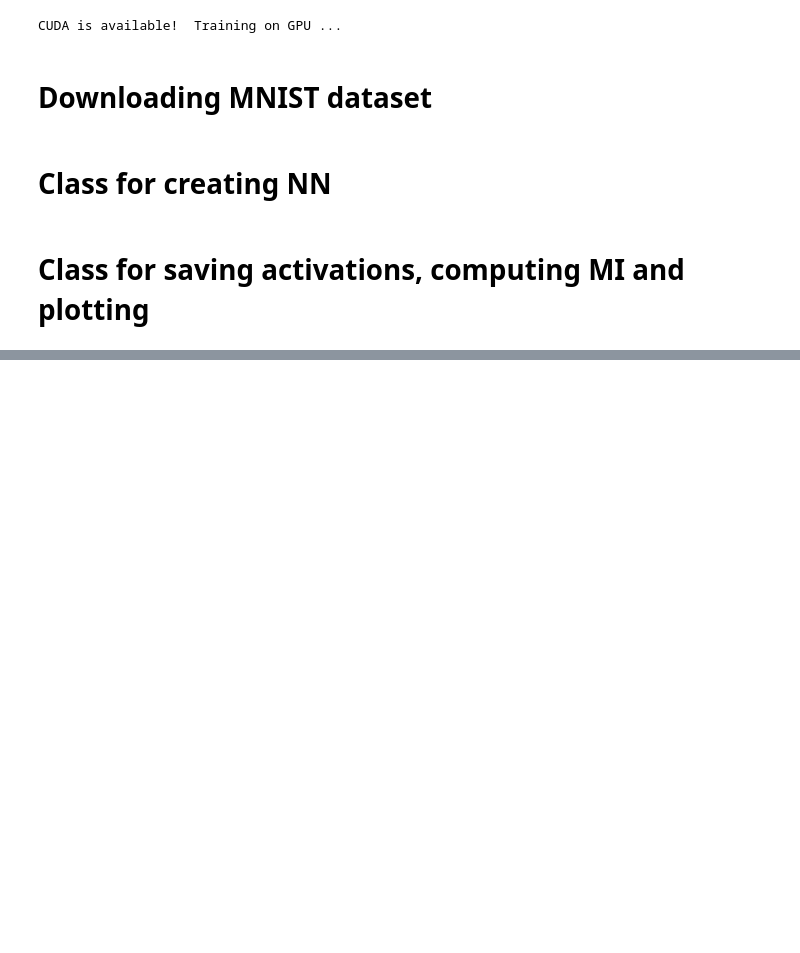
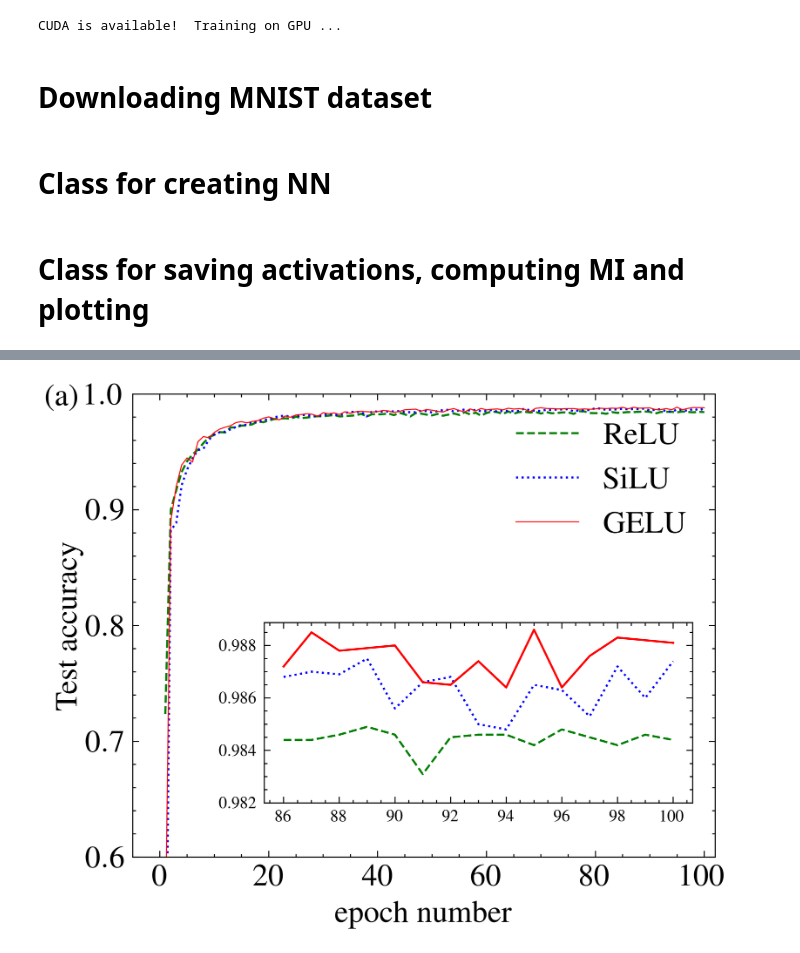
Before and after one commit to resonance-dfb/deep-network-optuna, a Jupyter notebook: 信息瓶颈理论与实现讲座11 ReLU GELU.ipynb, the cells around one changed output, grey strips where cells are left out. Cells and saved outputs as stored; diff of their text form; code cells hidden in the pictures; blank space fills up the shorter version.

```diff
--- a/信息瓶颈理论与实现讲座11 ReLU GELU.ipynb
+++ b/信息瓶颈理论与实现讲座11 ReLU GELU.ipynb
@@ -1355,0 +1210,91 @@ fig.savefig('D:/深度学习与信息论/Fig8a.eps', dpi=800)
+# %%
+accuracyReLU = np.array([
+    72.36, 89.99, 91.67, 93.26, 94.19, 94.78, 95.20, 95.76, 96.26, 96.47,
+    96.71, 96.67, 97.11, 97.11, 97.27, 97.28, 97.38, 97.62, 97.56, 97.71,
+    97.83, 97.87, 97.90, 97.85, 98.04, 97.92, 97.96, 98.03, 98.08, 98.07,
+    98.13, 98.18, 98.06, 98.09, 98.12, 98.16, 98.29, 98.05, 98.26, 98.24,
+    98.26, 98.32, 98.17, 98.38, 98.24, 98.06, 98.35, 98.30, 98.22, 98.15,
+    98.28, 98.12, 98.22, 98.32, 98.19, 98.43, 98.23, 98.39, 98.13, 98.36,
+    98.49, 98.43, 98.28, 98.49, 98.30, 98.44, 98.47, 98.40, 98.45, 98.31,
+    98.44, 98.33, 98.36, 98.41, 98.41, 98.28, 98.51, 98.49, 98.36, 98.34,
+    98.36, 98.29, 98.44, 98.37, 98.40, 98.44, 98.44, 98.46, 98.49, 98.46,
+    98.31, 98.45, 98.46, 98.46, 98.42, 98.48, 98.45, 98.42, 98.46, 98.44])
+
+accuracyS= np.array([
+    40.06, 88.24, 88.84, 92.11, 93.47, 94.44, 95.15, 95.27, 96.05,
+    96.50, 96.69, 96.75, 96.95, 97.16, 97.34, 97.34, 97.63, 97.55, 97.76,
+    97.80, 97.98, 98.09, 98.13, 98.03, 98.05, 98.18, 98.18, 98.09, 98.13,
+    98.15, 98.31, 98.18, 98.19, 98.36, 98.46, 98.44, 98.46, 98.06, 98.53,
+    98.47, 98.48, 98.49, 98.50, 98.52, 98.43, 98.43, 98.43, 98.55, 98.52,
+    98.40, 98.53, 98.61, 98.63, 98.49, 98.58, 98.66, 98.56, 98.62, 98.51,
+    98.52, 98.63, 98.47, 98.55, 98.54, 98.52, 98.54, 98.75, 98.57, 98.55,
+    98.53, 98.64, 98.62, 98.66, 98.67, 98.69, 98.50, 98.58, 98.57, 98.63,
+    98.77, 98.74, 98.62, 98.66, 98.67, 98.72, 98.68, 98.70, 98.69, 98.75,
+    98.56, 98.66, 98.68, 98.50, 98.48, 98.65, 98.63, 98.53, 98.72, 98.60,
+    98.74
+])
+
+
+accuracyG = np.array([
+    52.65, 88.99, 92.00, 93.86, 94.48, 94.12, 95.88, 96.33, 96.21,
+    96.68, 96.97, 97.13, 97.26, 97.54, 97.61, 97.51, 97.63, 97.70, 97.91,
+    98.02, 97.87, 97.77, 98.10, 97.99, 98.19, 98.23, 98.30, 98.25, 98.06,
+    98.39, 98.29, 98.37, 98.23, 98.47, 98.33, 98.47, 98.51, 98.47, 98.45,
+    98.48, 98.58, 98.54, 98.41, 98.49, 98.64, 98.66, 98.69, 98.52, 98.66,
+    98.60, 98.51, 98.44, 98.64, 98.74, 98.57, 98.45, 98.71, 98.54, 98.75,
+    98.63, 98.68, 98.71, 98.63, 98.77, 98.70, 98.73, 98.68, 98.47, 98.76,
+    98.81, 98.75, 98.74, 98.71, 98.72, 98.74, 98.74, 98.68, 98.71, 98.68,
+    98.71, 98.77, 98.74, 98.78, 98.76, 98.85, 98.72, 98.85, 98.78, 98.79,
+    98.80, 98.66, 98.65, 98.74, 98.64, 98.86, 98.64, 98.76, 98.83, 98.82,
+    98.81
+])
+
+
+import matplotlib.pyplot as plt
+import matplotlib as mpl
+import scienceplots
+
+plt.rcParams['font.serif'] = ['Times New Roman']
+mpl.rcParams['figure.dpi'] = 800
+mpl.rcParams['axes.unicode_minus'] = False
+
+plt.rcParams['text.usetex'] = True
+plt.rcParams['text.latex.preamble'] = r'\usepackage{amsmath, amssymb}'
+plt.style.use(['science','ieee'])
+
+fig, ax = plt.subplots(figsize=(5, 4))
+plt.cla()
+plt.tick_params(labelsize=15)
+ax.set_xlabel('epoch number', fontsize=15)
+ax.set_ylabel(r"Test accuracy", fontsize=15, labelpad=1)
+ax.set_xlim(-5, len(accuracyReLU)+2)  # Adjust x-axis limits to start from epoch 1
+ax.set_ylim(0.6, 1)
+
+# Create the x-axis array to represent epoch numbers
+epochs = np.arange(1, len(accuracyReLU) + 1)
+
+# Plot the accuracy curves
+ax.plot(epochs, 0.01*accuracyReLU, 'g--', lw=1, label=r"ReLU")
+ax.plot(epochs, 0.01*accuracyS, 'b:', lw=1, label=r"SiLU")
+ax.plot(epochs, 0.01*accuracyG, 'r-', lw=0.5, label=r"GELU")
+
+ax.text(-21, 0.99, '(a)', fontdict={'size': 15, 'color': 'black'})
+ax.legend(loc='upper right', fontsize=15)
+
+patch = mpl.patches.Rectangle((0.980,85),0.022,15,linewidth=1,linestyle='--',edgecolor='gray',facecolor='none')
+ax.add_patch(patch)
+left, bottom, width, height = [0.3, 0.2, 0.57, 0.3]
+ax2 = fig.add_axes([left, bottom, width, height])
+
+step = np.arange(1,101)
+
+ax2.plot(step[85:], 0.01*accuracyReLU[85:], 'g--')
+ax2.plot(step[85:], 0.01*accuracyS[85:], 'b:')
+ax2.plot(step[85:], 0.01*accuracyG[85:], 'r-')
+ax2.set_yticks([0.982,0.984,0.986,0.988])
+
+plt.show()
+
+fig.savefig('D:/深度学习与信息论/Fig8a.eps', dpi=800)
+# %% [output]
+[figure, added]
```
Also changed, not shown: parts of 18 cells of this notebook.
